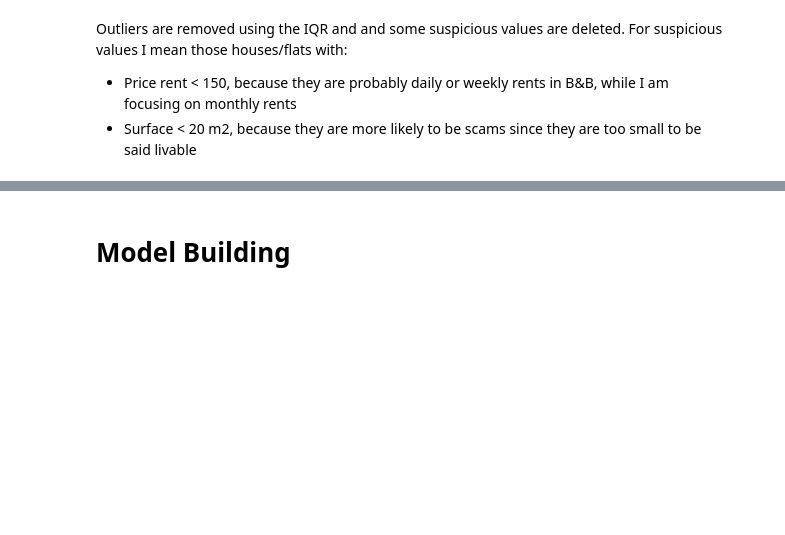
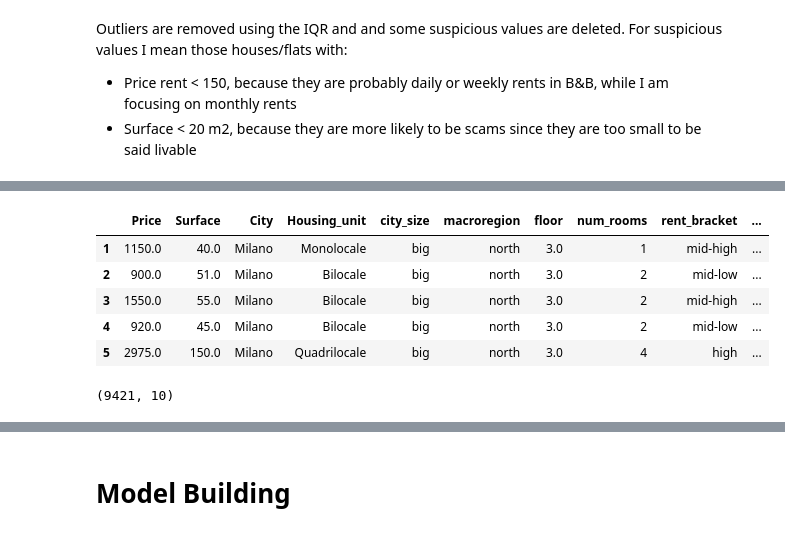
Before and after one commit to Francisscus/italyRentPrediction2023, a Jupyter notebook: 001_v1_lgbm_baseline.ipynb, the cells around one changed output, grey strips where cells are left out. Drawn from its saved outputs; the diff is of its cells as text; code cells hidden in the pictures; blank space fills up the shorter version.

```diff
--- a/001_v1_lgbm_baseline.ipynb
+++ b/001_v1_lgbm_baseline.ipynb
@@ -71,22 +97,31 @@ df_italia.shape
 # %%
-# def remove_outliers_iqr(df,columns):
-#     for col in columns:
-#         q1 = df[col].quantile(0.25)
-#         q3 = df[col].quantile(0.75)
-#         iqr = q3 - q1
-#         lower_bound = q1 - 1.5 * iqr
-#         upper_bound = q3 + 1.5 * iqr
-#         df = df[(df[col] >= lower_bound) & (df[col] <= upper_bound)]
-#     return df
+def remove_outliers_iqr(df,columns):
+    for col in columns:
+        q1 = df[col].quantile(0.25)
+        q3 = df[col].quantile(0.75)
+        iqr = q3 - q1
+        lower_bound = q1 - 1.5 * iqr
+        upper_bound = q3 + 1.5 * iqr
+        df = df[(df[col] >= lower_bound) & (df[col] <= upper_bound)]
+    return df
 
 
-# columns_to_check = ['Price','Surface']
-# df_cleaned = remove_outliers_iqr(df_italia, columns_to_check)
+columns_to_check = ['Price','Surface']
+df_cleaned = remove_outliers_iqr(df_italia, columns_to_check)
 
-# df_cleaned.head()
+df_cleaned.head()
+# %% [output]
+|  | Price | Surface | City | Housing_unit | city_size | macroregion | floor | num_rooms | rent_bracket | ... |
+| 1 | 1150.0 | 40.0 | Milano | Monolocale | big | north | 3.0 | 1 | mid-high | ... |
+| 2 | 900.0 | 51.0 | Milano | Bilocale | big | north | 3.0 | 2 | mid-low | ... |
+| 3 | 1550.0 | 55.0 | Milano | Bilocale | big | north | 3.0 | 2 | mid-high | ... |
+| 4 | 920.0 | 45.0 | Milano | Bilocale | big | north | 3.0 | 2 | mid-low | ... |
+| 5 | 2975.0 | 150.0 | Milano | Quadrilocale | big | north | 3.0 | 4 | high | ... |
 # %%
-df_cleaned = df_italia.copy()
+# df_cleaned = df_italia.copy()
 df_cleaned.shape
+# %% [output]
+(9421, 10)
 # %%
 plt.hist(df_cleaned['Price'], bins = 30)
 plt.title('Price distribution after outliers removal');
```
Also changed, not shown: parts of 27 cells of this notebook.
